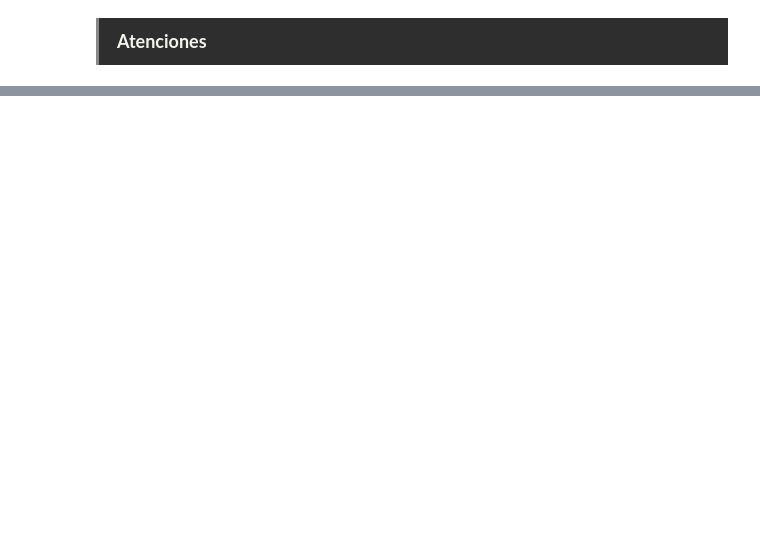
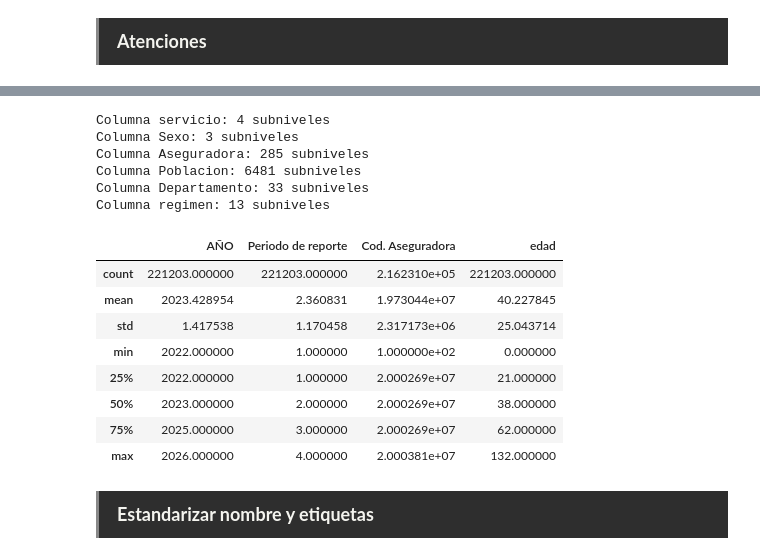
Before and after one commit to JeroHoyos/p-REDbloodDON, a Jupyter notebook: notebooks/1_preprocessing.ipynb, the cells around one changed output, grey strips where cells are left out. Saved outputs shown, nothing was run; the diff lists cells and outputs as text; code cells hidden in the pictures; blank space fills up the shorter version.

```diff
--- a/notebooks/1_preprocessing.ipynb
+++ b/notebooks/1_preprocessing.ipynb
@@ -908,0 +924,28 @@ Banco  —  33,582 filas × 9 columnas
+# %%
+# Conteo de los niveles en las diferentes columnas categóricas
+cols_cat = ["servicio","Sexo","Aseguradora","Poblacion","Departamento","regimen"]
+
+for col in cols_cat:
+    print(f'Columna {col}: {df_atenciones[col].nunique()} subniveles')
+# %% [output]
+Columna servicio: 4 subniveles
+Columna Sexo: 3 subniveles
+Columna Aseguradora: 285 subniveles
+Columna Poblacion: 6481 subniveles
+Columna Departamento: 33 subniveles
+Columna regimen: 13 subniveles
+# %%
+df_atenciones.describe()
+# %% [output]
+|  | AÑO | Periodo de reporte | Cod. Aseguradora | edad |
+| count | 221203.000000 | 221203.000000 | 2.162310e+05 | 221203.000000 |
+| mean | 2023.428954 | 2.360831 | 1.973044e+07 | 40.227845 |
+| std | 1.417538 | 1.170458 | 2.317173e+06 | 25.043714 |
+| min | 2022.000000 | 1.000000 | 1.000000e+02 | 0.000000 |
+| 25% | 2022.000000 | 1.000000 | 2.000269e+07 | 21.000000 |
+| 50% | 2023.000000 | 2.000000 | 2.000269e+07 | 38.000000 |
+| 75% | 2025.000000 | 3.000000 | 2.000269e+07 | 62.000000 |
+| max | 2026.000000 | 4.000000 | 2.000381e+07 | 132.000000 |
+# %% [markdown]
+<div style="background:#2e2e2e; color:#f4f4ef; padding:13px 18px; letter-spacing:2px; text-transform:uppercase; font-size:18px; font-weight:bold; border-left:3px solid #888">
+Estandarizar nombre y etiquetas</div>
```
Also changed, not shown: parts of 9 cells of this notebook.
